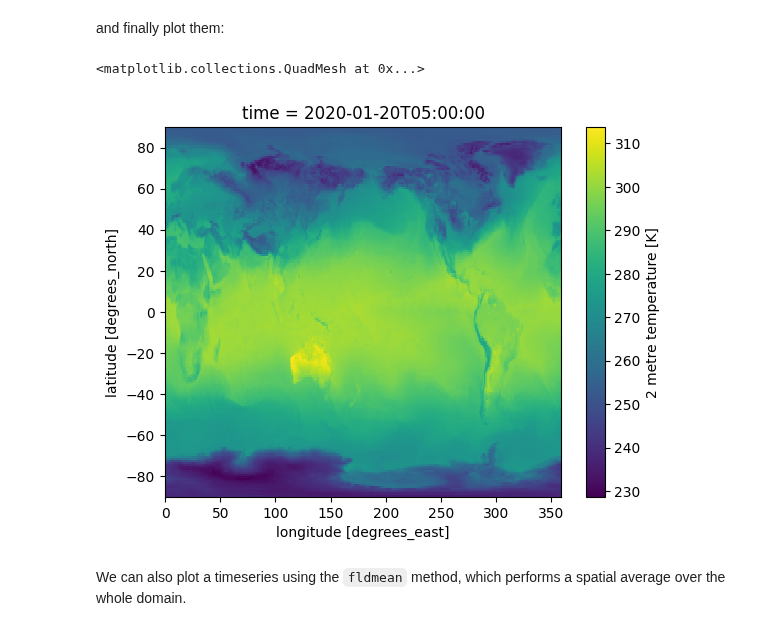
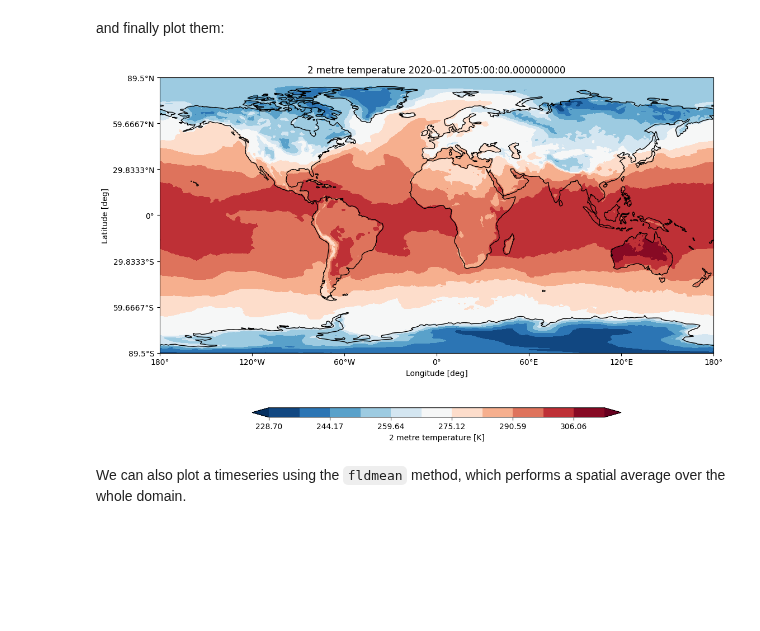
Before and after one commit to Predictia/AQUA, a Jupyter notebook: notebooks/reader/main.ipynb, the cells around one changed output. Saved outputs shown, nothing was run; the diff lists cells and outputs as text; code cells hidden in the pictures; blank space fills up the shorter version.

```diff
--- a/notebooks/reader/main.ipynb
+++ b/notebooks/reader/main.ipynb
@@ -136,11 +170,11 @@ regridded :
 1
 # %% [markdown]
 and finally plot them:
-# %%
-tasr.plot()
-# %% [output]
-<matplotlib.collections.QuadMesh at 0x...>
-[figure, removed]
+# %%
+from aqua import plot_single_map
+plot_single_map(tasr)
+# %% [output]
+[figure, added]
 # %% [markdown]
 We can also plot a timeseries using the `fldmean` method, which performs a spatial average over the whole domain.
 # %%
```
Also changed, not shown: parts of 10 cells of this notebook.
